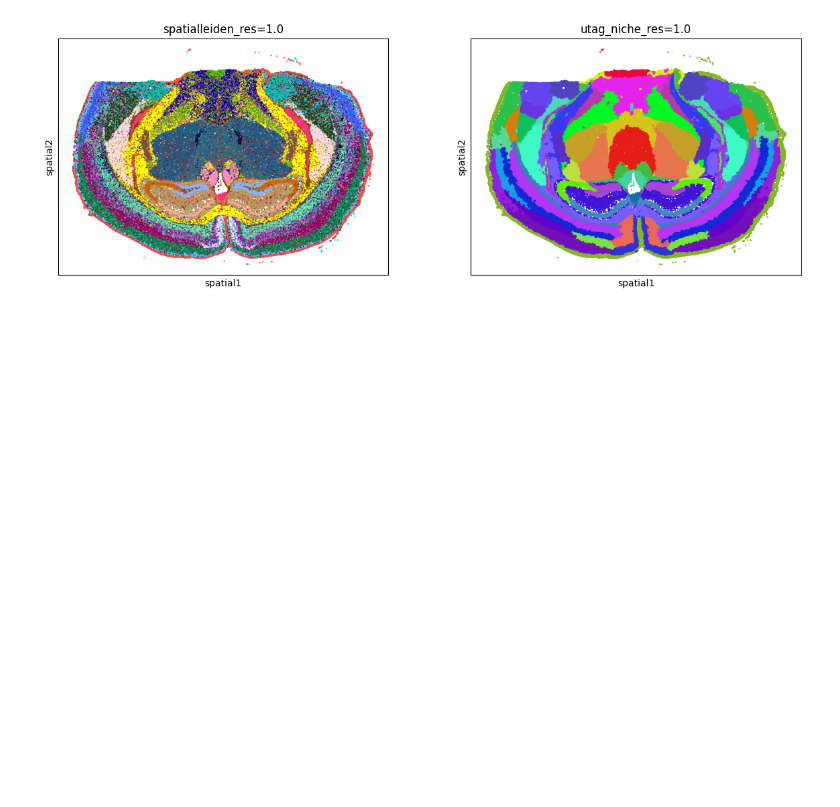
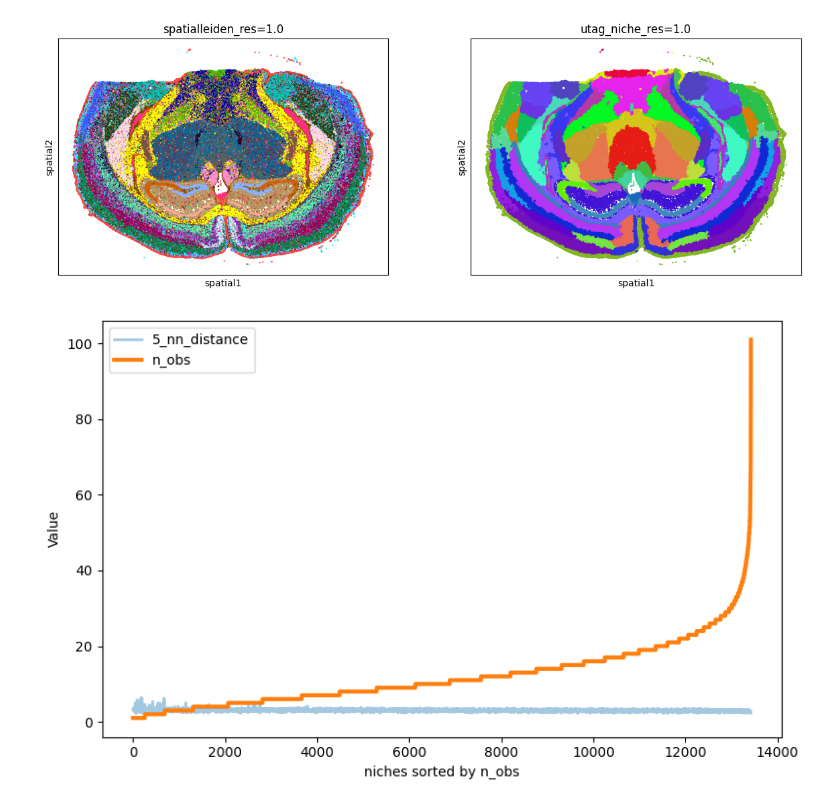
Before and after one commit to LLehner/Adaptive-Niche, a Jupyter notebook: evaluation.ipynb, the cells around one changed output. Saved outputs shown, nothing was run; the diff lists cells and outputs as text; code cells hidden in the pictures; blank space fills up the shorter version.

Commit message:
Update get_distances

```diff
--- a/evaluation.ipynb
+++ b/evaluation.ipynb
@@ -17,9 +18,9 @@ dirs = os.listdir("C://Users//laure//Desktop//github//sys_gen//zarr")
 sdata = sd.read_zarr(f"C://Users//laure//Desktop//github//sys_gen//zarr//{dirs[4]}")
 adata = sdata.tables["table"]
 # %%
-clustering.fit_gmm(adata, nn_distance=1, k_range=range(1,10)) #calculates distance to 1st nearest neighbor, then fits GMMs and chooses best one based on ICL
+clustering.fit_gmm(adata, nn_distance=5, k_range=range(1,10)) #calculates distance to 1st nearest neighbor, then fits GMMs and chooses best one based on ICL
 sq.gr.spatial_neighbors(adata, coord_type="generic", n_neighs=20) #no reason to wrap this in another function
-graph_utils.prune_graph_new(adata, gmm_key="gmm_labels", distance_key="1_nn_distance", prune_by="distance")
-#clustering.watershed(adata, distances_key="1_nn_distance", spatial_connectivity_key="pruned_spatial_connectivities", niche_key="watershed")
+graph_utils.prune_graph_new(adata, gmm_key="gmm_labels", distance_key="5_nn_distance", prune_by="distance", n_std=3)
+clustering.watershed(adata, distances_key="5_nn_distance", spatial_connectivity_key="pruned_spatial_connectivities", niche_key="watershed")
 # %% [output]
 INFO     Creating graph using `generic` coordinates and `None` transform and `1` libraries.
@@ -186 +189,3 @@ WARNING  Parameters distance are not used for flavor 'utag'.
+# %%
+adata.obs = adata.obs.rename(columns={'spatialleiden_res=1.0': 'spatialleiden', 'utag_niche_res=1.0': 'utag_niche'})
 # %%
@@ -193,0 +197,2 @@ INFO     Overwriting existing column 'utag_niche_res=1.0'
+# %%
+adata.obs = adata.obs.rename(columns={'spatialleiden_res=1.0': 'spatialleiden_pruned_new', 'utag_niche_res=1.0': 'utag_niche_pruned_new'})
@@ -205,3 +221,7 @@ sq.pl.spatial_scatter(adata, color=["spatialleiden_res=1.0", "utag_niche_res=1.0
 # %% [output]
 WARNING: Please specify a valid `library_id` or set it permanently in `adata.uns['spatial']`
 [figure]
+# %%
+plotting.plot_niche_stats(adata, col_keys=["5_nn_distance","n_obs"], category_key="watershed", sort_by="n_obs", normalize=False)
+# %% [output]
+[figure, added]
```
Also changed, not shown: parts of 12 cells of this notebook, 1 other file.
